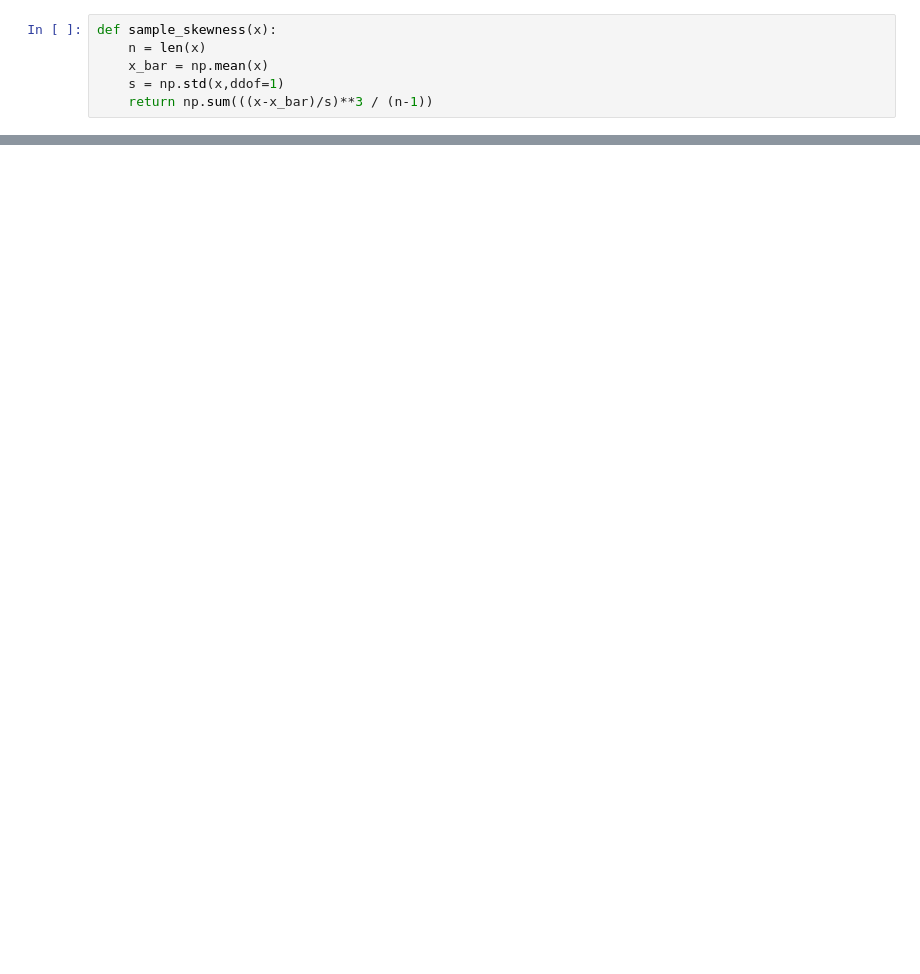
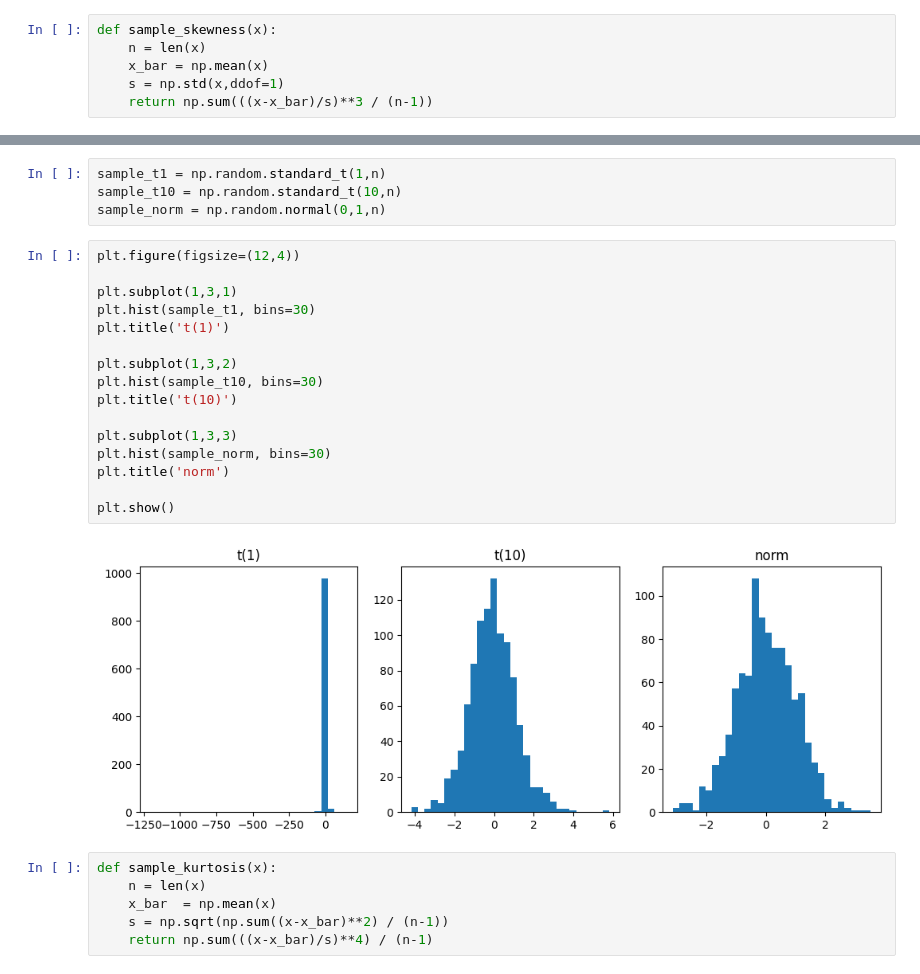
Before and after one commit to audtlr940516/DS_Algo, a Jupyter notebook: DM/HW1/4.ipynb, the cells around one changed output, grey strips where cells are left out. Saved outputs shown, nothing was run; the diff lists cells and outputs as text; blank space fills up the shorter version.

```diff
--- a/DM/HW1/4.ipynb
+++ b/DM/HW1/4.ipynb
@@ -25,0 +54,28 @@ print(skew_chi2_manual)
+# %%
+sample_t1 = np.random.standard_t(1,n)
+sample_t10 = np.random.standard_t(10,n)
+sample_norm = np.random.normal(0,1,n)
+# %%
+plt.figure(figsize=(12,4))
+
+plt.subplot(1,3,1)
+plt.hist(sample_t1, bins=30)
+plt.title('t(1)')
+
+plt.subplot(1,3,2)
+plt.hist(sample_t10, bins=30)
+plt.title('t(10)')
+
+plt.subplot(1,3,3)
+plt.hist(sample_norm, bins=30)
+plt.title('norm')
+
+plt.show()
+# %% [output]
+[figure, added]
+# %%
+def sample_kurtosis(x):
+    n = len(x)
+    x_bar  = np.mean(x)
+    s = np.sqrt(np.sum((x-x_bar)**2) / (n-1))
+    return np.sum(((x-x_bar)/s)**4) / (n-1)
```
Also changed, not shown: parts of 5 cells of this notebook.
